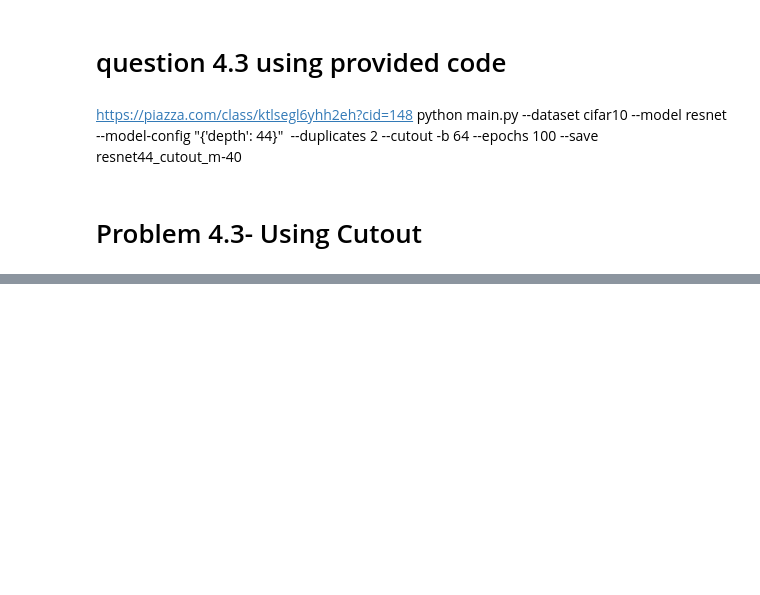
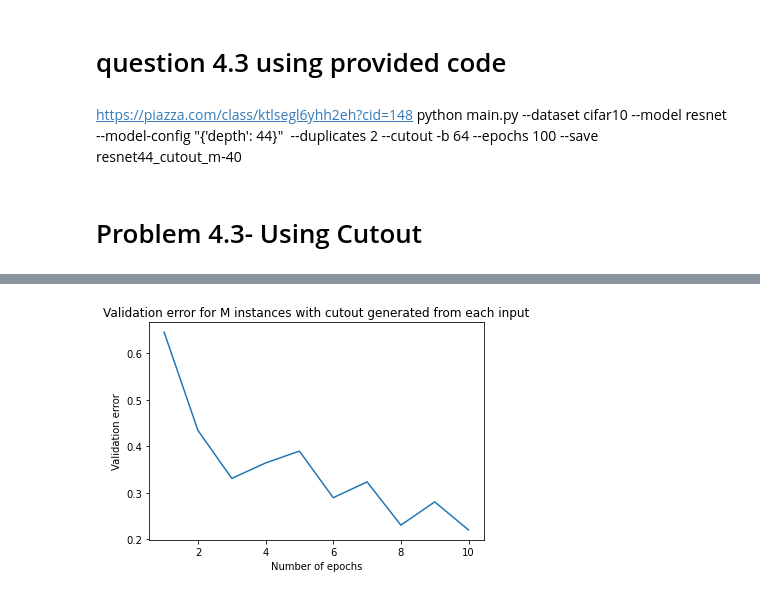
Before and after one commit to ta2642/dlhw3, a Jupyter notebook: dlhw3_1105.ipynb, the cells around one changed output, grey strips where cells are left out. Cells and saved outputs as stored; diff of their text form; code cells hidden in the pictures; blank space fills up the shorter version.

```diff
--- a/dlhw3_1105.ipynb
+++ b/dlhw3_1105.ipynb
@@ -1613,3 +1405,16 @@ python main.py --dataset cifar10 --model resnet --model-config "{'depth': 44}"
+# %%
+def apply_mask(image, size=12, n_squares=1):
+    h, w, channels = image.shape
+    new_image = image
+    for _ in range(n_squares):
+        y = np.random.randint(h)
+        x = np.random.randint(w)
+        y1 = np.clip(y - size // 2, 0, h)
+        y2 = np.clip(y + size // 2, 0, h)
+        x1 = np.clip(x - size // 2, 0, w)
+        x2 = np.clip(x + size // 2, 0, w)
+        new_image[y1:y2,x1:x2,:] = 0
+    return new_image
 # %%
 def lr_schedule_100(epoch):
     """Learning Rate Schedule
@@ -1717,3 +1605,28 @@ hist.history
+# %%
+prob4c_result = []
+# %%
+version =1
+for i, val in enumerate(hist.history['val_accuracy']):
+    prob4c_result.append([2, 1, i, 1-val, durations[0]])
+
+prob4c_df = pd.DataFrame(prob4c_result,
+                         columns = ['M','version','Epochs', 'val_error', 'train_time'])
+prob4c_df.to_csv('prob4c_v%.f' %version)
+# %%
+def opp(l):
+    return [1-el for el in l]
+
+val_error = [1- val for val in hist.history['val_accuracy']]
+
+plt.plot(range(1,11), val_error)
+
+plt.title("Validation error for M instances with cutout generated from each input")
+plt.xlabel("Number of epochs")
+plt.ylabel("Validation error")
+plt.savefig("acc_cutout.png")
+plt.show()
+# %% [output]
+[figure, added]
 # %%
 def opp(l):
     return [1-el for el in l]
```
Also changed, not shown: parts of 36 cells of this notebook.
